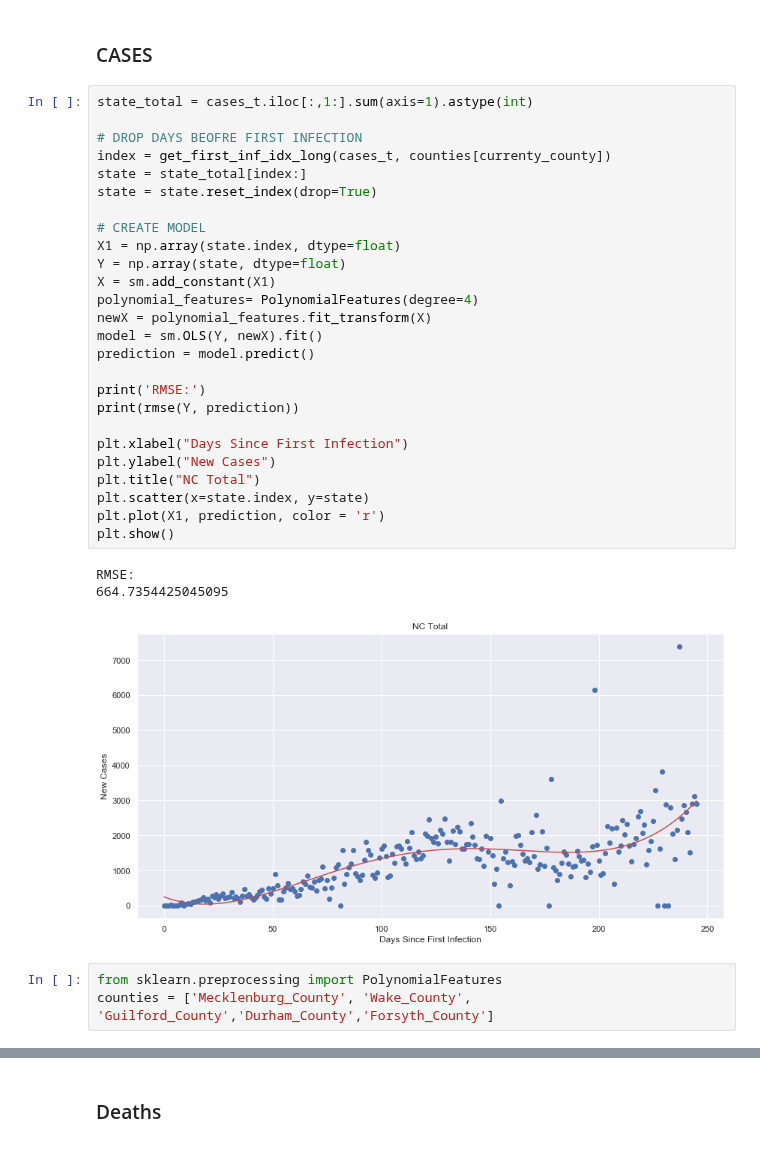
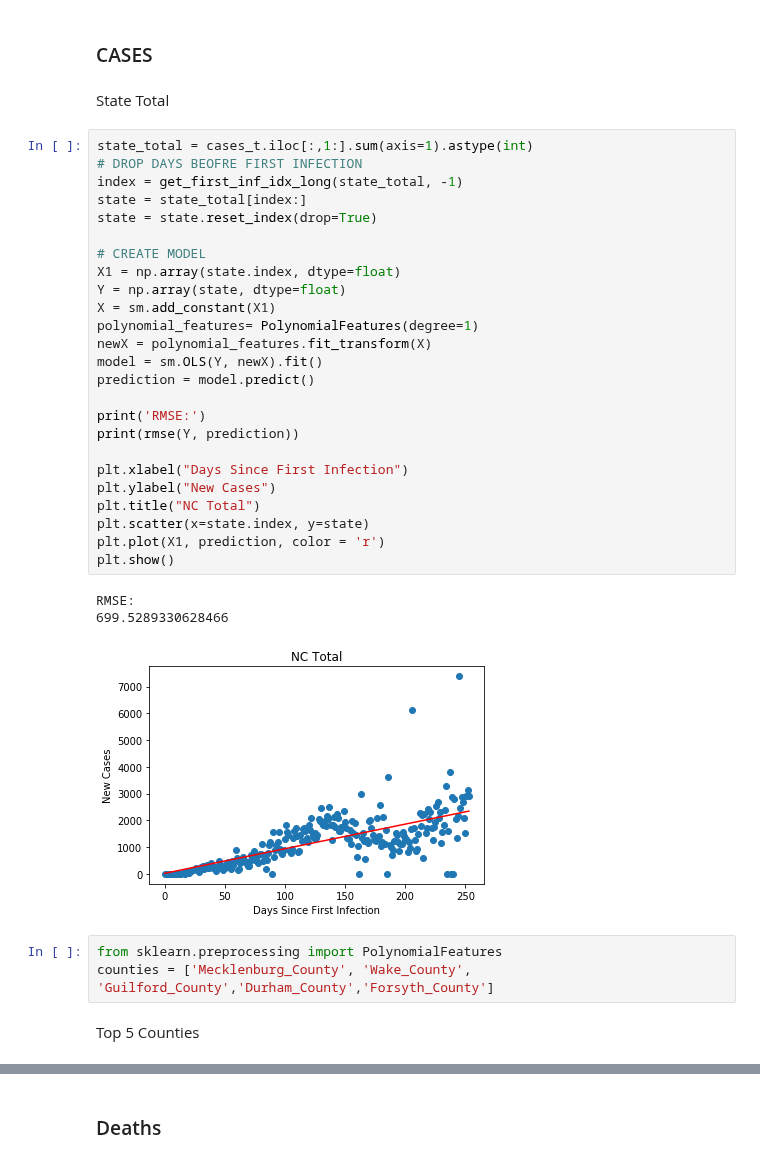
Before and after one commit to UNCG-CSE/COVID-Team-1, a Jupyter notebook: src/andy/Stage_3_Task_1.ipynb, the cells around one changed output, grey strips where cells are left out. Cells and saved outputs as stored; diff of their text form.

```diff
--- a/src/andy/Stage_3_Task_1.ipynb
+++ b/src/andy/Stage_3_Task_1.ipynb
@@ -81,39 +82,42 @@ deaths_t = deaths_t.rename(columns={"index": "Date"})
 deaths_t.columns = deaths_t.columns.str.replace(' ','_')
 # %% [markdown]
 ### CASES
+# %% [markdown]
+State Total
 # %%
 state_total = cases_t.iloc[:,1:].sum(axis=1).astype(int)
-
 # DROP DAYS BEOFRE FIRST INFECTION
-index = get_first_inf_idx_long(cases_t, counties[currenty_county])
+index = get_first_inf_idx_long(state_total, -1)
 state = state_total[index:]
 state = state.reset_index(drop=True)
 
 # CREATE MODEL
 X1 = np.array(state.index, dtype=float)
 Y = np.array(state, dtype=float)
 X = sm.add_constant(X1)
-polynomial_features= PolynomialFeatures(degree=4)
+polynomial_features= PolynomialFeatures(degree=1)
 newX = polynomial_features.fit_transform(X)
 model = sm.OLS(Y, newX).fit()
 prediction = model.predict()
 
 print('RMSE:')
 print(rmse(Y, prediction))
 
 plt.xlabel("Days Since First Infection")
 plt.ylabel("New Cases")
 plt.title("NC Total")
 plt.scatter(x=state.index, y=state)
 plt.plot(X1, prediction, color = 'r')
 plt.show()
 # %% [output]
 RMSE:
-664.7354425045095
+699.5289330628466
-[figure, old version]
+[figure, new version]
 # %%
 from sklearn.preprocessing import PolynomialFeatures
 counties = ['Mecklenburg_County', 'Wake_County', 'Guilford_County','Durham_County','Forsyth_County']
+# %% [markdown]
+Top 5 Counties
 # %%
 currenty_county = 0
 
```
Also changed, not shown: parts of 19 cells of this notebook.
